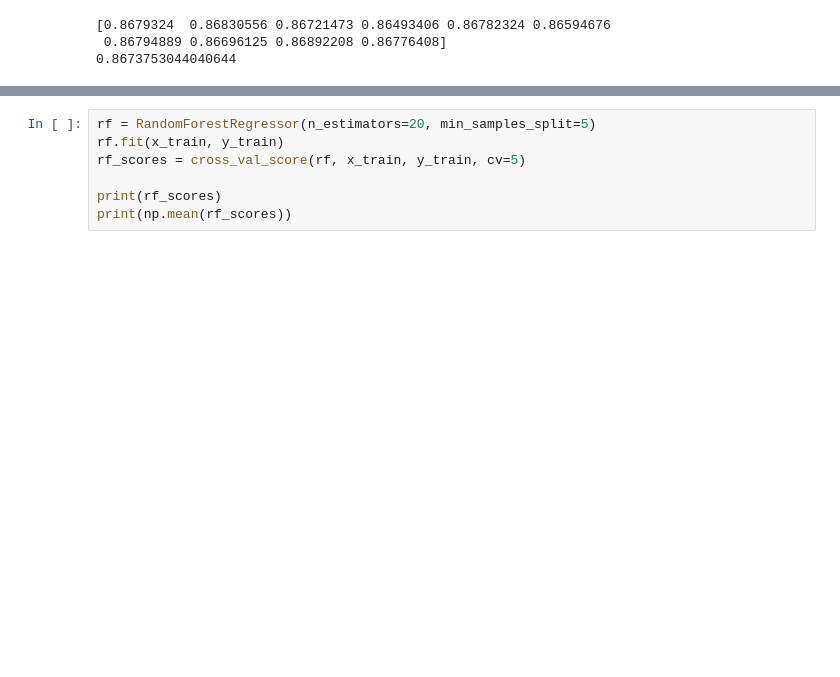
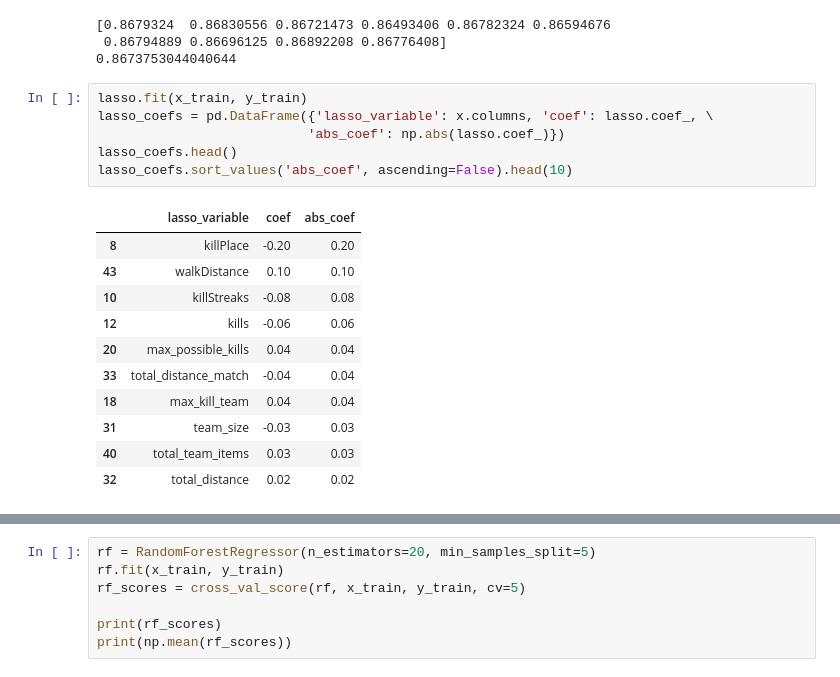
Before and after one commit to akinlaba/pubg, a Jupyter notebook: model_analysis_with_engineered_features.ipynb, the cells around one changed output, grey strips where cells are left out. Drawn from its saved outputs; the diff is of its cells as text; blank space fills up the shorter version.

```diff
--- a/model_analysis_with_engineered_features.ipynb
+++ b/model_analysis_with_engineered_features.ipynb
@@ -104,3 +105,21 @@ print(np.mean(ridge_scores))
 [0.8679324  0.86830556 0.86721473 0.86493406 0.86782324 0.86594676
  0.86794889 0.86696125 0.86892208 0.86776408]
 0.8673753044040644
+# %%
+lasso.fit(x_train, y_train)
+lasso_coefs = pd.DataFrame({'lasso_variable': x.columns, 'coef': lasso.coef_, \
+                           'abs_coef': np.abs(lasso.coef_)})
+lasso_coefs.head()
+lasso_coefs.sort_values('abs_coef', ascending=False).head(10)
+# %% [output]
+|  | lasso_variable | coef | abs_coef |
+| 8 | killPlace | -0.20 | 0.20 |
+| 43 | walkDistance | 0.10 | 0.10 |
+| 10 | killStreaks | -0.08 | 0.08 |
+| 12 | kills | -0.06 | 0.06 |
+| 20 | max_possible_kills | 0.04 | 0.04 |
+| 33 | total_distance_match | -0.04 | 0.04 |
+| 18 | max_kill_team | 0.04 | 0.04 |
+| 31 | team_size | -0.03 | 0.03 |
+| 40 | total_team_items | 0.03 | 0.03 |
+| 32 | total_distance | 0.02 | 0.02 |
```
Also changed, not shown: parts of 19 cells of this notebook, 1 other file.
